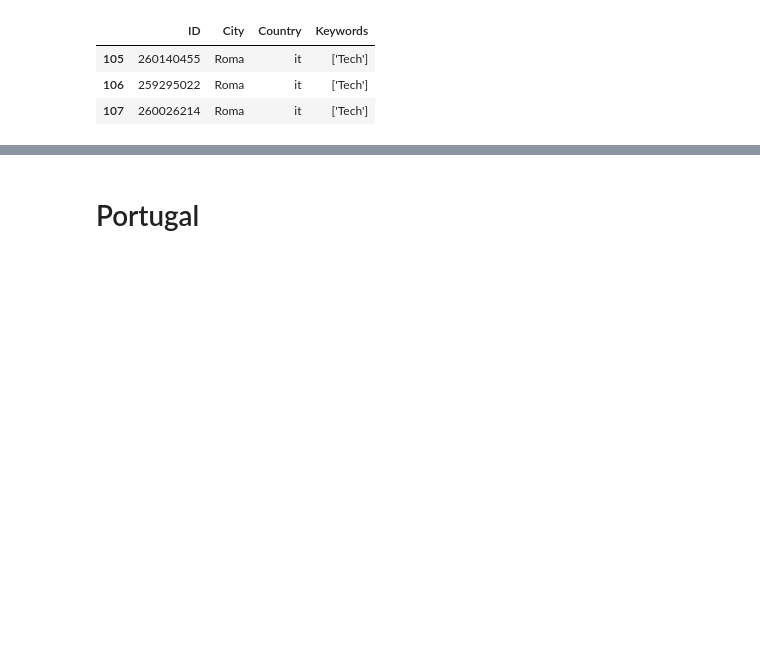
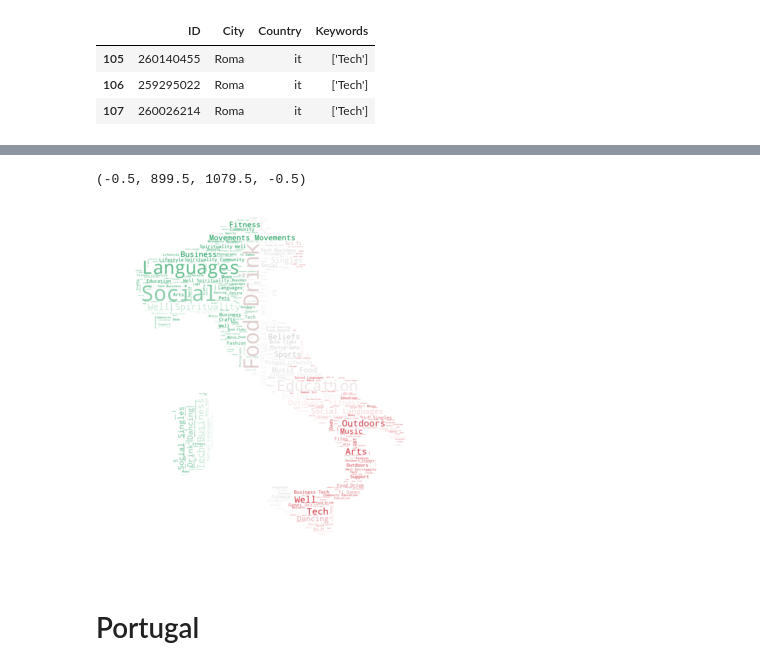
Before and after one commit to DBertazioli/ARmeetup, a Jupyter notebook: Visualizations/wordcloud_country_europe.ipynb, the cells around one changed output, grey strips where cells are left out. Cells and saved outputs as stored; diff of their text form; code cells hidden in the pictures; blank space fills up the shorter version.

```diff
--- a/Visualizations/wordcloud_country_europe.ipynb
+++ b/Visualizations/wordcloud_country_europe.ipynb
@@ -174,13 +185,16 @@ plt.savefig("wordcloud_flag_it.png", facecolor='none')
 # %%
-wc = WordCloud(background_color="white", max_words=1000, mask=shape_mask_it).generate(text_it)
+wc = WordCloud(background_color="white", max_words=2000, mask=shape_mask_it, repeat=True, font_step=5).generate(text_it)
 image_colors = ImageColorGenerator(shape_mask_it)
 # store to file
 #wc.to_file("img/wordcloud_shape_it.png")
 # show
-plt.figure(figsize=[10,5])
+plt.figure(figsize=[12,6])
 plt.imshow(wc.recolor(color_func=image_colors), interpolation='bilinear')
 plt.axis("off")
 #plt.show()
+# %% [output]
+(-0.5, 899.5, 1079.5, -0.5)
+[figure, added]
 # %% [markdown]
 # Portugal
 # %%
```
Also changed, not shown: parts of 14 cells of this notebook, 18 other files.
